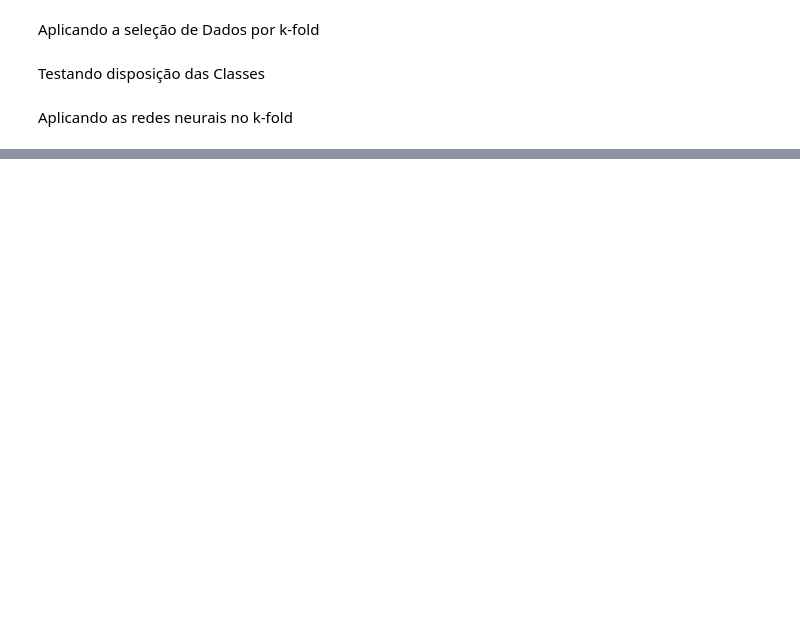
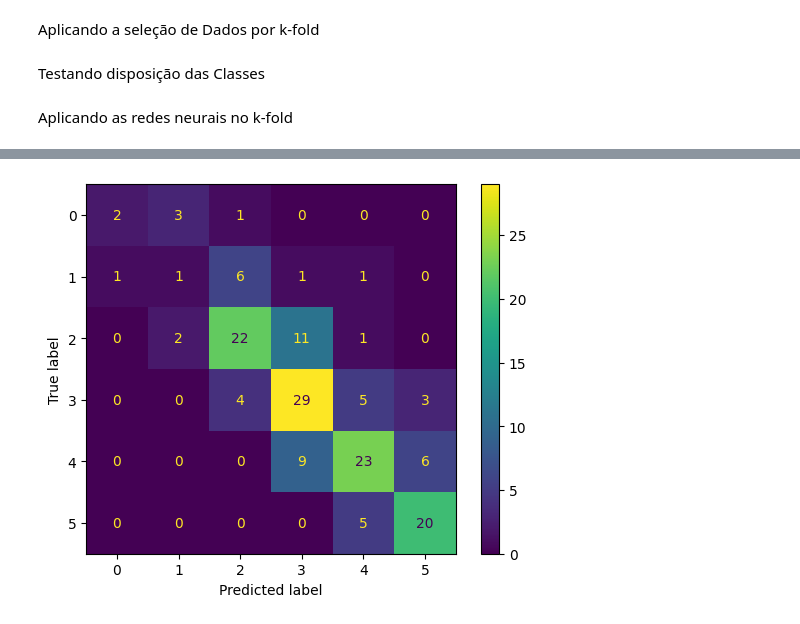
Before and after one commit to camazlucas/AprendizadodeMaquina2024.2, a Jupyter notebook: Aplicacao de Algoritmos.ipynb, the cells around one changed output, grey strips where cells are left out. Saved outputs shown, nothing was run; the diff lists cells and outputs as text; code cells hidden in the pictures; blank space fills up the shorter version.

```diff
--- a/Aplicacao de Algoritmos.ipynb
+++ b/Aplicacao de Algoritmos.ipynb
@@ -458,15 +652,16 @@ for accuracy in fold_accuracies:
 # %%
-# Carregar o melhor modelo
-best_model = load_model(best_model_path)
+# # Carregar o melhor modelo
+# best_model = load_model(best_model_path)
 
-# Fazer previsões no conjunto de teste final
-y_test_pred = best_model.predict(X_test)
-y_test_pred_classes = np.argmax(y_test_pred, axis=1)
+# # Fazer previsões no conjunto de teste final
+# y_test_pred = best_model.predict(X_test)
+# y_test_pred_classes = np.argmax(y_test_pred, axis=1)
 
-# Gerar a matriz de confusão
-cm = confusion_matrix(y_test, y_test_pred_classes)
-disp = ConfusionMatrixDisplay(confusion_matrix=cm)
-disp.plot()
+# # Gerar a matriz de confusão
+# cm = confusion_matrix(y_test, y_test_pred_classes)
+# disp = ConfusionMatrixDisplay(confusion_matrix=cm)
+# disp.plot()
 
-# Exibir a acurácia final do melhor modelo
-print(f"Melhor acurácia no fold {best_fold[0]+1}, sub-fold {best_fold[1]+1}: {best_val_accuracy}")
+# # Exibir a acurácia final do melhor modelo
+# print(f"Melhor acurácia no fold {best_fold[0]+1}, sub-fold {best_fold[1]+1}: {best_val_accuracy}")
+# %% [output]
@@ -473,3 +670,4 @@ print(f"Melhor acurácia no fold {best_fold[0]+1}, sub-fold {best_fold[1]+1}: {b
+[figure, added]
 # %%
 # Calcular a matriz de confusão original
 conf_matrix = confusion_matrix(y_test, y_test_pred_classes)
```
Also changed, not shown: parts of 33 cells of this notebook, 1 other file.
